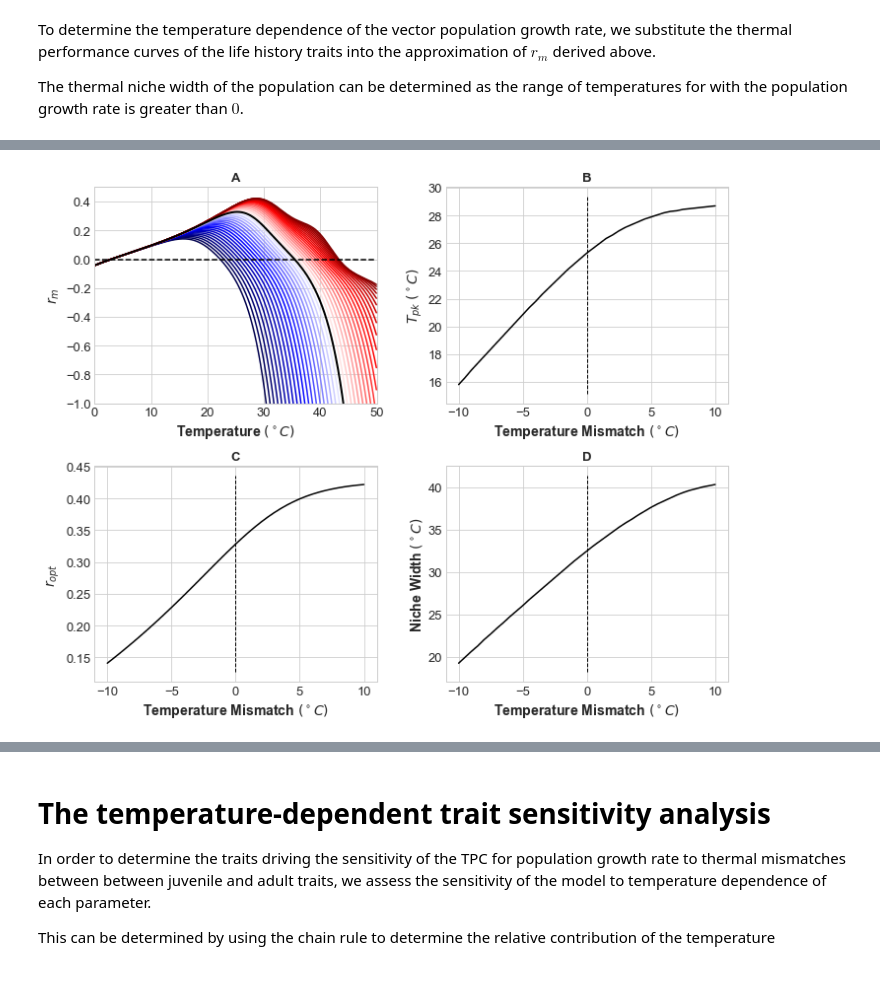
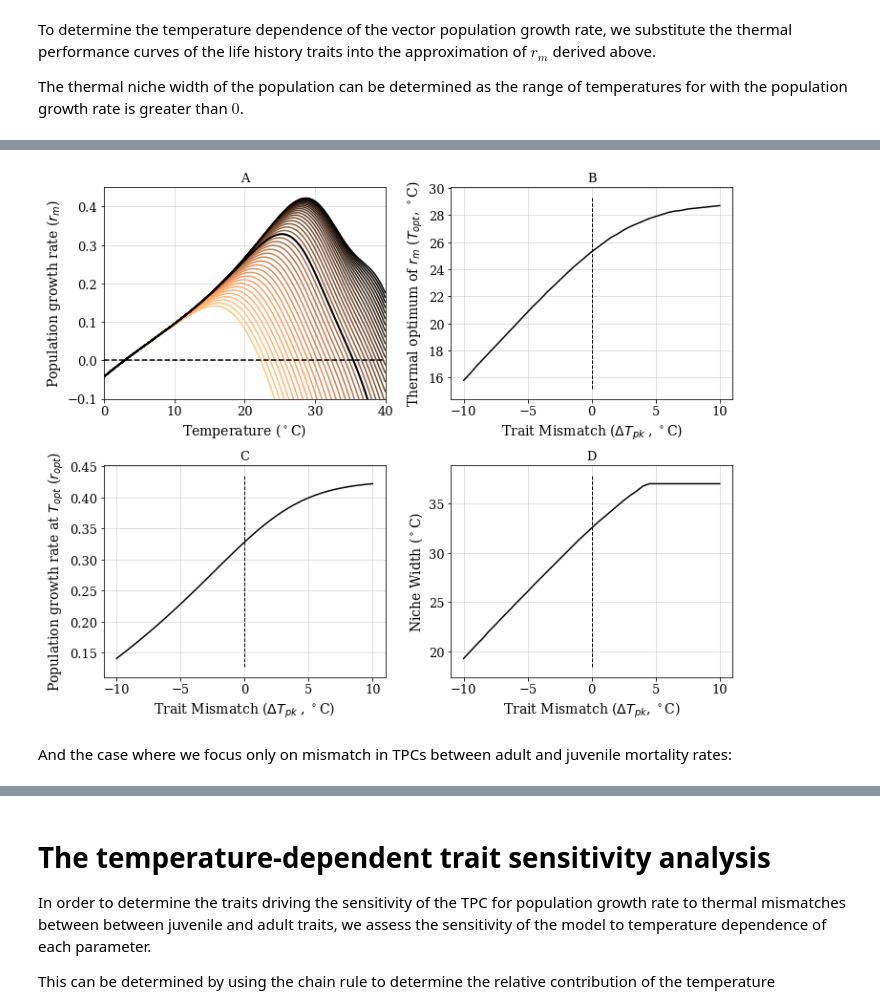
Before and after one commit to EcoEngLab/TraitMismatchPaper-main, a Jupyter notebook: code/TraitMismatch_SI.ipynb, the cells around one changed output, grey strips where cells are left out. Drawn from its saved outputs; the diff is of its cells as text; code cells hidden in the pictures; blank space fills up the shorter version.

```diff
--- a/code/TraitMismatch_SI.ipynb
+++ b/code/TraitMismatch_SI.ipynb
@@ -8,12 +8,18 @@
 # %%
 #Load some modules etc
-%matplotlib inline
 import matplotlib.pyplot as plt
-plt.style.use('seaborn-whitegrid')
+# plt.style.use('seaborn-whitegrid') '# Set custom style
+plt.rcParams.update(plt.rcParamsDefault) # Reset plots to default style
+plt.rcParams['font.family'] = 'serif'
+plt.rcParams['axes.grid'] = 'true'
+plt.rcParams['grid.alpha'] = .45
+plt.rcParams['figure.figsize'] = [10/2.54, 8/2.54]
+# plt.close()
 from sympy import *
 import scipy as sc
 import numpy as np
 init_printing()
+%matplotlib inline
 # %% [markdown]
 # Model for temperature-dependent fitness of disease vectors
 
@@ -479,5 +503,5 @@ colormap(1)
 # %%
-T_vec = 273.15+np.arange(0, 50, 0.05) #Vector of temperatures
+T_vec = 273.15+np.arange(0, 40, 0.05) #Vector of temperatures
 
 alp_vec = B_inv_lam(B_0_alp,E_alp,T_pk_alp+273.15,T_ref_par,E_D_alp,k_par,T_vec)
 bpk_vec = B_lam(B_0_bpk,E_bpk,T_pk_bpk+273.15,T_ref_par,E_D_bpk,k_par,T_vec)
@@ -497,11 +521,11 @@ r_0_vec = ["NA"]*len(T_pk_mm)
 fig = plt.figure(figsize=(10, 8))
 
 ax = fig.add_subplot(221)
-ax.set_title('A', fontsize=13, fontweight = 'bold')
+ax.set_title('A', fontsize=13)
 
-colormap = plt.cm.seismic
-ax.set_prop_cycle('color',[colormap(i) for i in np.linspace(0, 1, len(T_pk_mm))])
-
+colormap = plt.cm.copper_r
+cm = colormap(np.linspace(0, 1, len(T_pk_mm)))
+ax.set_prop_cycle('color',cm)
 for i in range(len(T_pk_mm)):
 
     alp_mm_tmp_vec = B_inv_lam(B_0_alp,E_alp,T_pk_mm[i]+273.15,T_ref_mm,E_D_alp,k_par,T_vec)
@@ -512,46 +536,52 @@ for i in range(len(T_pk_mm)):
     T_pk_vec[i] = T_vec[np.argmax(r_mm_tmp_vec)]
 
     r_nw_tmp = find_niche_width(r_mm_tmp_vec, T_vec)
 
     r_0_vec[i] = r_nw_tmp[1] - r_nw_tmp[0]
 
-    ax.plot(T_vec-273.15, r_mm_tmp_vec)
+    ax.plot(T_vec-273.15, r_mm_tmp_vec, label = '$\Delta T_{pk} = $ ' + str(i))
 
+# ax.annotate(s='', xy=(T_vec[610]-273.15,B_vec[610]*1.12), xytext=(T_vec[660]-273.15,B_vec[660]*1.12), arrowprops=dict(arrowstyle='<-'))
+# ax.text(T_vec[635]-273.15, B_vec[635]*1.15, ' $E_D$',  horizontalalignment='left', verticalalignment='bottom', fontsize=13)
 
 ax.plot(T_vec-273.15, r_m_vec, 'black', linewidth = 2);
 ax.plot(T_vec-273.15, [0]*len(T_vec), "k--")
-ax.set_xlabel('Temperature $(^\circ C)$', fontsize=14, fontweight = 'bold');
-ax.set_ylabel('$r_m$', fontsize=14, fontweight = 'bold');
-ax.set_ylim(-1,0.5);
-ax.set_xlim(0,50)
+ax.set_xlabel('Temperature ($^\circ$C)', fontsize=14);
+ax.set_ylabel('Population growth rate ($r_m$)', fontsize=14);
+ax.set_ylim(-0.1,0.45);
+ax.set_xlim(0,40)
 ax.tick_params(axis='x', labelsize=13); ax.tick_params(axis='y', labelsize=13);
+# handles, labels = ax.get_legend_handles_labels()
+# ax.legend(handles[0], labels[0])
 
 ax = fig.add_subplot(222)
-ax.set_title('B', fontsize=13, fontweight = 'bold')
+ax.set_title('B', fontsize=13)
 ax.plot(T_pk_mm - T_pk_par, np.asarray(T_pk_vec)-273.15, 'black');
 ax.plot([0, 0], [ax.get_ylim()[0],ax.get_ylim()[1]], color='k', linestyle='--', linewidth=1);
-ax.set_xlabel('Temperature Mismatch $(^\circ C)$', fontsize=14, fontweight = 'bold');
-ax.set_ylabel('$T_{pk}$ $(^\circ C)$', fontsize=14, fontweight = 'bold')
+ax.set_xlabel('Trait Mismatch ($\Delta T_{pk}$ , $^\circ$C)', fontsize=14);
+ax.set_ylabel('Thermal optimum of $r_m$ ($T_{opt}$, $^\circ$C)', fontsize=14)
 ax.tick_params(axis='x', labelsize=13); ax.tick_params(axis='y', labelsize=13);
 
 ax = fig.add_subplot(223)
-ax.set_title('C', fontsize=13, fontweight = 'bold')
+ax.set_title('C', fontsize=13)
 ax.plot(T_pk_mm - T_pk_par, r_pk_vec, 'black');
 ax.plot([0, 0], [ax.get_ylim()[0],ax.get_ylim()[1]], color='k', linestyle='--', linewidth=1);
-ax.set_xlabel('Temperature Mismatch $(^\circ C)$', fontsize=14, fontweight = 'bold');
-ax.set_ylabel('$r_{opt}$', fontsize=14, fontweight = 'bold')
+ax.set_xlabel('Trait Mismatch ($\Delta T_{pk}$ , $^\circ$C)', fontsize=14);
+ax.set_ylabel('Population growth rate at $T_{opt}$ ($r_{opt}$)', fontsize=14)
 ax.tick_params(axis='x', labelsize=13); ax.tick_params(axis='y', labelsize=13);
 
 ax = fig.add_subplot(224)
-ax.set_title('D', fontsize=13, fontweight = 'bold')
+ax.set_title('D', fontsize=13)
 ax.plot(T_pk_mm - T_pk_par, r_0_vec, 'black');
 ax.plot([0, 0], [ax.get_ylim()[0],ax.get_ylim()[1]], color='k', linestyle='--', linewidth=1);
-ax.set_xlabel('Temperature Mismatch $(^\circ C)$', fontsize=14, fontweight = 'bold');
-ax.set_ylabel('Niche Width $(^\circ C)$', fontsize=14, fontweight = 'bold')
+ax.set_xlabel('Trait Mismatch ($\Delta T_{pk}$, $^\circ$C)', fontsize=14);
+ax.set_ylabel('Niche Width ($^\circ$C)', fontsize=14)
 ax.tick_params(axis='x', labelsize=13); ax.tick_params(axis='y', labelsize=13);
 
-fig.tight_layout()
+fig.tight_layout(pad=0)
 
 plt.savefig('../results/ThermMM.pdf')
 # %% [output]
-[figure, old version]
+[figure, new version]
+# %% [markdown]
+And the case where we focus only on mismatch in TPCs between adult and juvenile mortality rates:
```
Also changed, not shown: parts of 28 cells of this notebook, 14 other files.
